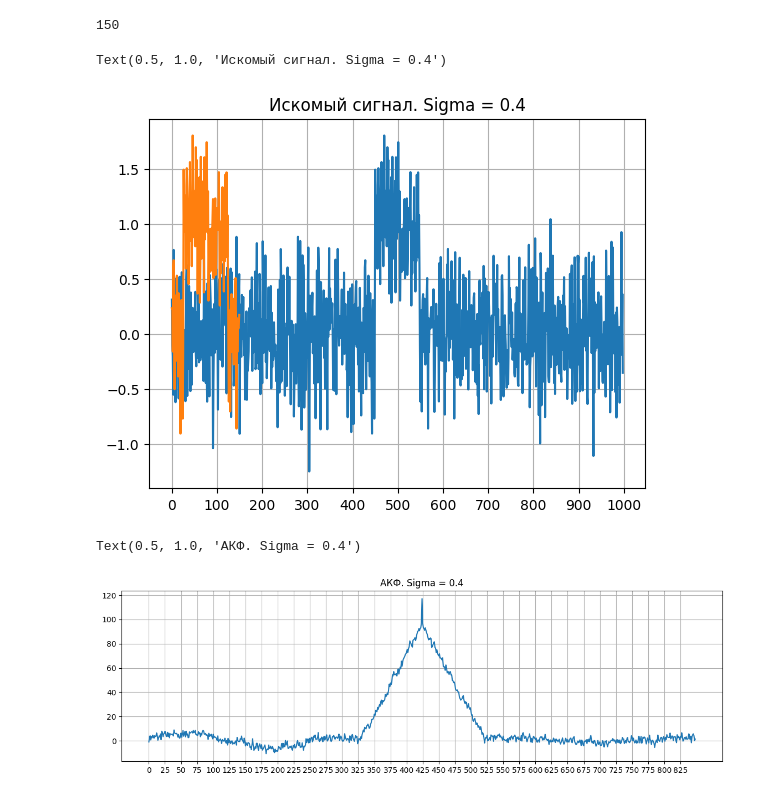
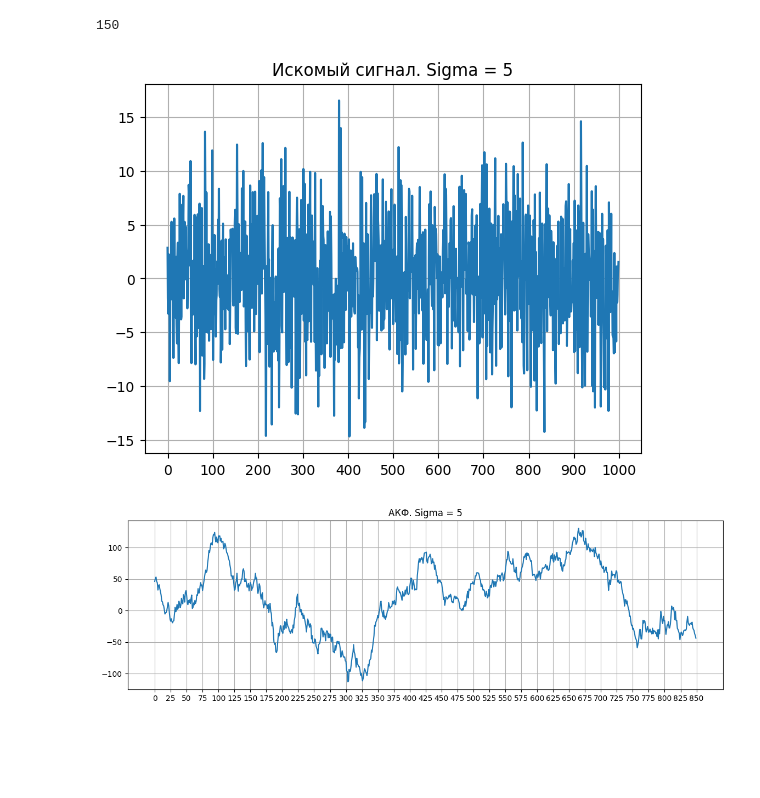
Before and after one commit to cusom34/Math-Modeling, a Jupyter notebook: MMM/correlation/correlation.ipynb, the cells around one changed output. Cells and saved outputs as stored; diff of their text form; code cells hidden in the pictures; blank space fills up the shorter version.

```diff
--- a/MMM/correlation/correlation.ipynb
+++ b/MMM/correlation/correlation.ipynb
@@ -14,40 +14,45 @@ def k(list1, list2):
 source_signal = []
 move_signal = []
 mu = 0
-sigma = 0.4     #среднеквадратичное отклонение гауссовского шума
+sigma = 5    #среднеквадратичное отклонение гауссовского шума
+str_sigma = str(sigma)
+str_sigma = str_sigma.replace(".",",")
 
-for i in range(999):
+for i in range(1000):
     if i <= 449 or i >= 549:
         source_signal += [0 + random.gauss(mu, sigma)]
     else:
         source_signal += [1 + random.gauss(mu, sigma)]
 
-move_signal = source_signal[499 - 75:499 + 75].copy()
+for i in range(150):
+    if i <= 24 or i >= 124:
+        move_signal += [0]
+    else:
+        move_signal += [1]
+
 print(len(move_signal))
 # %% [output]
 150
 # %%
 axis1 = range(len(source_signal))
 plt.plot(axis1,source_signal)
 
-axis2 = range(len(move_signal))
-plt.plot(axis2,move_signal)
+#axis2 = range(len(move_signal))
+#plt.plot(axis2,move_signal)
 
 plt.grid()
 plt.xticks(range(min(axis1),max(axis1)+3,100))
-plt.title('Искомый сигнал. Sigma = ' + str(sigma))
-#plt.savefig('source_signal_04')        #сохранение графика
+plt.title('Искомый сигнал. Sigma = ' + str_sigma)
+plt.savefig('img\source_signal_'+ str_sigma)        #сохранение графика
 # %% [output]
-Text(0.5, 1.0, 'Искомый сигнал. Sigma = 0.4')
-[figure, old version]
+[figure, new version]
 # %%
 axis = range(len(source_signal) - len(move_signal))
 plt.figure(figsize=(14, 4))
 plt.plot(axis,k(source_signal, move_signal))
 plt.grid()
 plt.xticks(range(min(axis),max(axis)+2,25))
-plt.title('АКФ. Sigma = ' + str(sigma))
-#plt.savefig('АКФ_04')      #сохранение графика
+plt.title('АКФ. Sigma = ' + str_sigma)
+plt.savefig('img\АКФ_' + str_sigma)      #сохранение графика
 # %% [output]
-Text(0.5, 1.0, 'АКФ. Sigma = 0.4')
-[figure, old version]
+[figure, new version]
```
Also changed, not shown: 22 other files.
